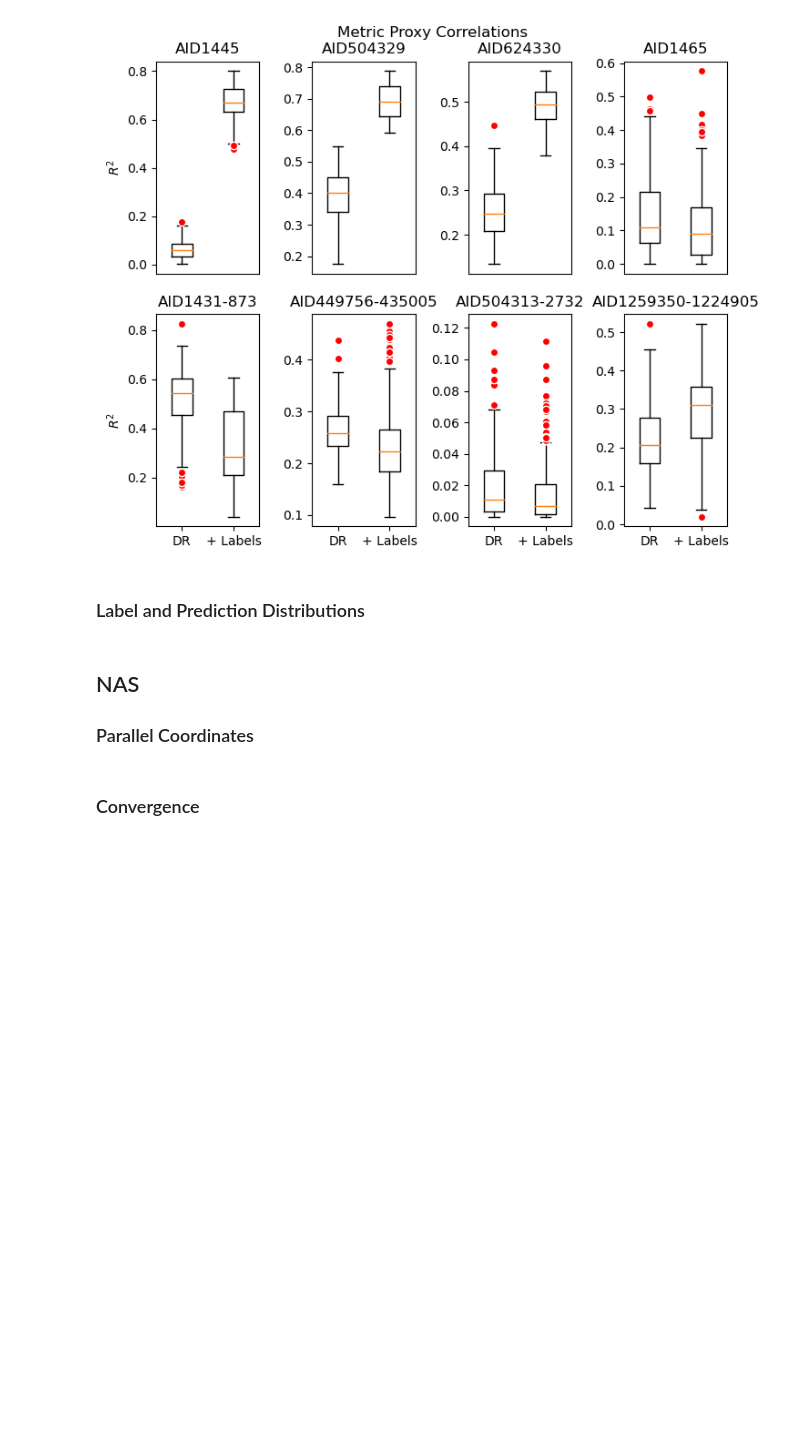
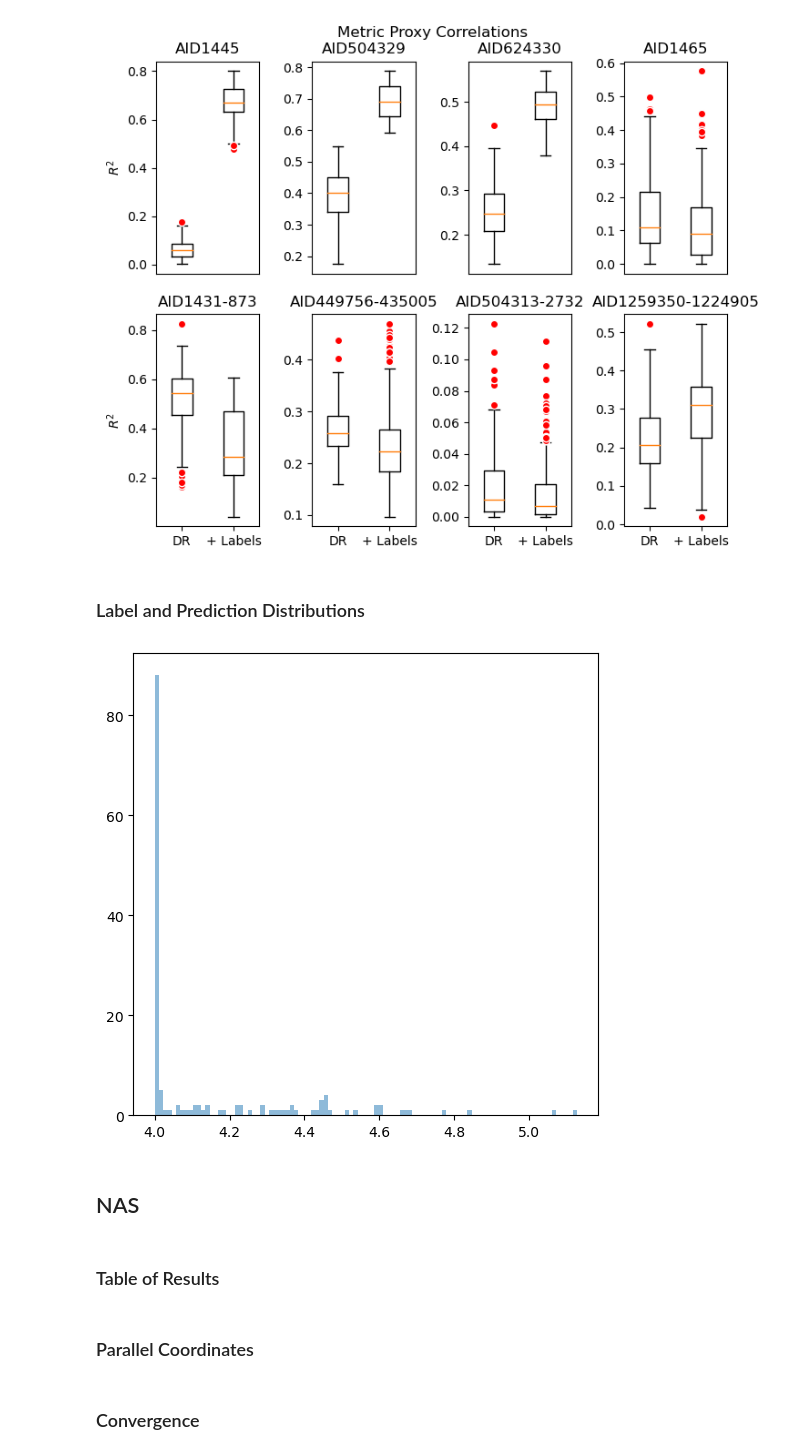
Before and after one commit to harryknighton/drug-discovery-automl, a Jupyter notebook: src/notebooks/evaluation.ipynb, the cells around one changed output. Drawn from its saved outputs; the diff is of its cells as text; code cells hidden in the pictures; blank space fills up the shorter version.

```diff
--- a/src/notebooks/evaluation.ipynb
+++ b/src/notebooks/evaluation.ipynb
@@ -99,22 +124,26 @@ fig.savefig(config.FIGURES_DIR / 'baseline_r2_box_plot.png')
 # %% [markdown]
 ### Label and Prediction Distributions
 # %%
-num_bins = 10
-fig, axs = plt.subplots(2, 4, figsize=(4, 10))
-fig.suptitle("Metric Proxy Correlations")
+num_bins = 100
+fig, ax = plt.subplots(figsize=(6, 6))
 
-for dataset in datasets:
-    raw_dataset = get_dataset(dataset, dataset_usage=DatasetUsage.DROnly)
-    label_scaler = fit_label_scaler(raw_dataset, StandardScaler)
-    model = _get_best_model(dataset)
-    bins = np.linspace(0, 1, num_bins)
-    hist(dataset.data.y, bins, alpha=0.5, label='Labels')
-    hist(predictions, bins, alpha=0.5, label='Predictions')
+dataset = 'AID1465'
+raw_dataset = get_dataset(dataset, dataset_usage=DatasetUsage.DROnly)
+label_scaler = fit_label_scaler(raw_dataset, StandardScaler)
+
+ax.hist(raw_dataset.data.y, bins=num_bins, alpha=0.5, label='Labels')
+fig.show()
+# hist(predictions, bins, alpha=0.5, label='Predictions')
+# %% [output]
+[figure, added]
 # %% [markdown]
 ## NAS
-### Parallel Coordinates
 # %%
 search_space = construct_search_space('simple')
+# %% [markdown]
+### Table of Results
+# %% [markdown]
+### Parallel Coordinates
 # %%
 searched_archs = defaultdict(list)
 for dataset in datasets:
```
Also changed, not shown: parts of 8 cells of this notebook.
